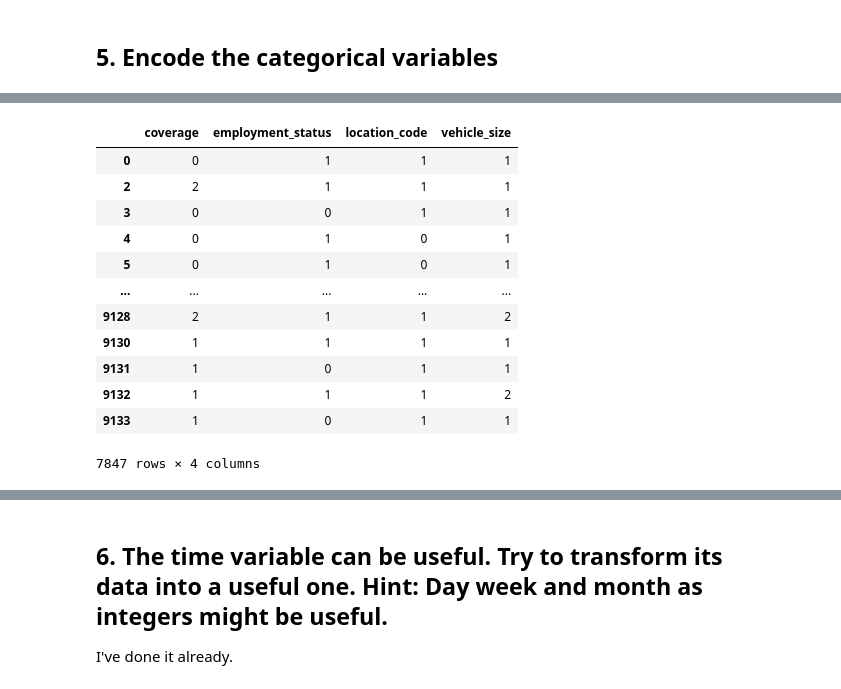
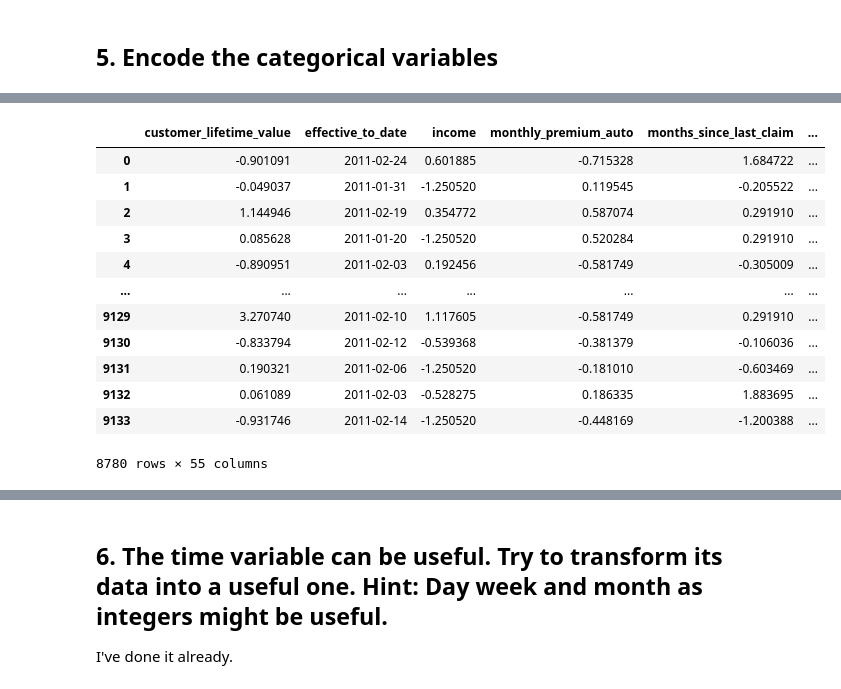
Before and after one commit to vascotreis/lab-cleaning-numerical-data, a Jupyter notebook: Categorical and Numerical labs and Comparing regression models.ipynb, the cells around one changed output, grey strips where cells are left out. Drawn from its saved outputs; the diff is of its cells as text; code cells hidden in the pictures.

```diff
--- a/Categorical and Numerical labs and Comparing regression models.ipynb
+++ b/Categorical and Numerical labs and Comparing regression models.ipynb
@@ -669,3 +582,13 @@ customer_df = customer_df[customer_df['total_claim_amount'] < upper_limit_3]
+# %%
+from scipy import stats
+
+z_threshold = 3
+
+# Calculate the z-scores of the continuous variables
+z_scores = np.abs(stats.zscore(customer_df.select_dtypes(include=['float64'])))
+
+# Keep only the rows that have all z-scores less than the threshold
+customer_df = customer_df[(z_scores < z_threshold).all(axis=1)]
 # %%
 customer_df.shape
 # %% [output]
@@ -683,0 +598,7 @@ numpy.float64
+# %%
+# Create a copy of the dataframe for data wrangling
+wrangled_df = customer_df.copy()
+
+#we don't need this column for next steps
+wrangled_df = wrangled_df.drop(['customer'],axis=1)
+wrangled_df['months_since_policy_inception'] = wrangled_df['months_since_policy_inception'].astype(float)
@@ -779,0 +618,7 @@ numeric
+# %%
+#Perform scaling on the continuous variables
+from sklearn.preprocessing import StandardScaler
+scaler = StandardScaler()
+continuous_vars = ['income', 'customer_lifetime_value', 'monthly_premium_auto', 'months_since_last_claim', 'months_since_policy_inception', 'total_claim_amount']
+wrangled_df[continuous_vars] = scaler.fit_transform(wrangled_df[continuous_vars])
+wrangled_df[continuous_vars]
@@ -823,17 +648,21 @@ categorical_df["vehicle_size"] = categorical_df["vehicle_size"].map({"Small" : 0
+# %%
+#Encode the categorical variables
+wrangled_df = pd.get_dummies(wrangled_df, columns=['state', 'response', 'coverage', 'education', 'employment_status',
+       'gender', 'location_code', 'marital_status', 'policy_type',
+       'renew_offer_type', 'sales_channel', 'vehicle_class', 'vehicle_size'])
 # %%
-categorical_map = categorical_df[['coverage','employment_status', 'location_code', 'vehicle_size' ]]
-categorical_map
+wrangled_df
 # %% [output]
-|  | coverage | employment_status | location_code | vehicle_size |
-| 0 | 0 | 1 | 1 | 1 |
-| 2 | 2 | 1 | 1 | 1 |
-| 3 | 0 | 0 | 1 | 1 |
-| 4 | 0 | 1 | 0 | 1 |
-| 5 | 0 | 1 | 0 | 1 |
-| ... | ... | ... | ... | ... |
-| 9128 | 2 | 1 | 1 | 2 |
-| 9130 | 1 | 1 | 1 | 1 |
-| 9131 | 1 | 0 | 1 | 1 |
-| 9132 | 1 | 1 | 1 | 2 |
-| 9133 | 1 | 0 | 1 | 1 |
+|  | customer_lifetime_value | effective_to_date | income | monthly_premium_auto | months_since_last_claim | ... |
+| 0 | -0.901091 | 2011-02-24 | 0.601885 | -0.715328 | 1.684722 | ... |
+| 1 | -0.049037 | 2011-01-31 | -1.250520 | 0.119545 | -0.205522 | ... |
+| 2 | 1.144946 | 2011-02-19 | 0.354772 | 0.587074 | 0.291910 | ... |
+| 3 | 0.085628 | 2011-01-20 | -1.250520 | 0.520284 | 0.291910 | ... |
+| 4 | -0.890951 | 2011-02-03 | 0.192456 | -0.581749 | -0.305009 | ... |
+| ... | ... | ... | ... | ... | ... | ... |
+| 9129 | 3.270740 | 2011-02-10 | 1.117605 | -0.581749 | 0.291910 | ... |
+| 9130 | -0.833794 | 2011-02-12 | -0.539368 | -0.381379 | -0.106036 | ... |
+| 9131 | 0.190321 | 2011-02-06 | -1.250520 | -0.181010 | -0.603469 | ... |
+| 9132 | 0.061089 | 2011-02-03 | -0.528275 | 0.186335 | 1.883695 | ... |
+| 9133 | -0.931746 | 2011-02-14 | -1.250520 | -0.448169 | -1.200388 | ... |
-7847 rows × 4 columns
+8780 rows × 55 columns
```
Also changed, not shown: parts of 90 cells of this notebook, 6 other files.
